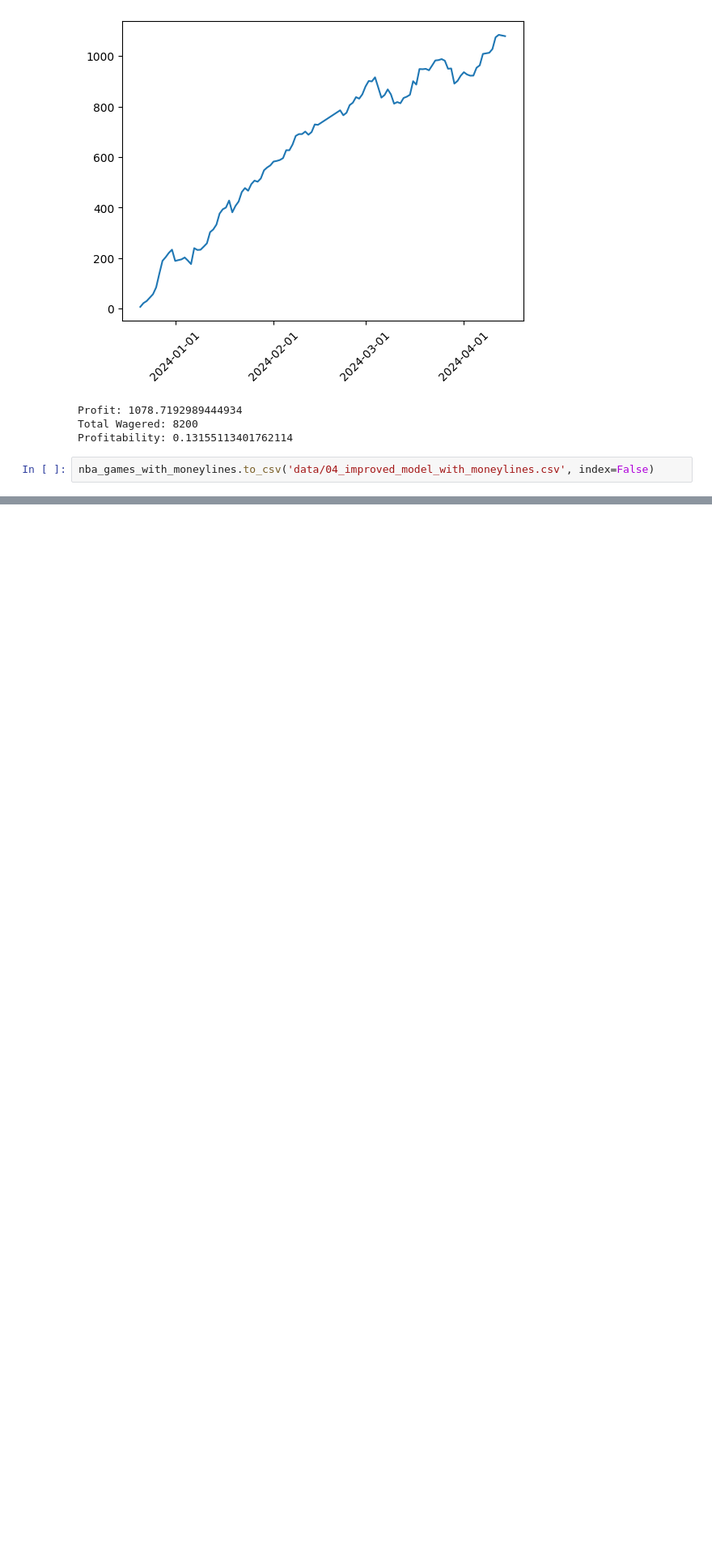
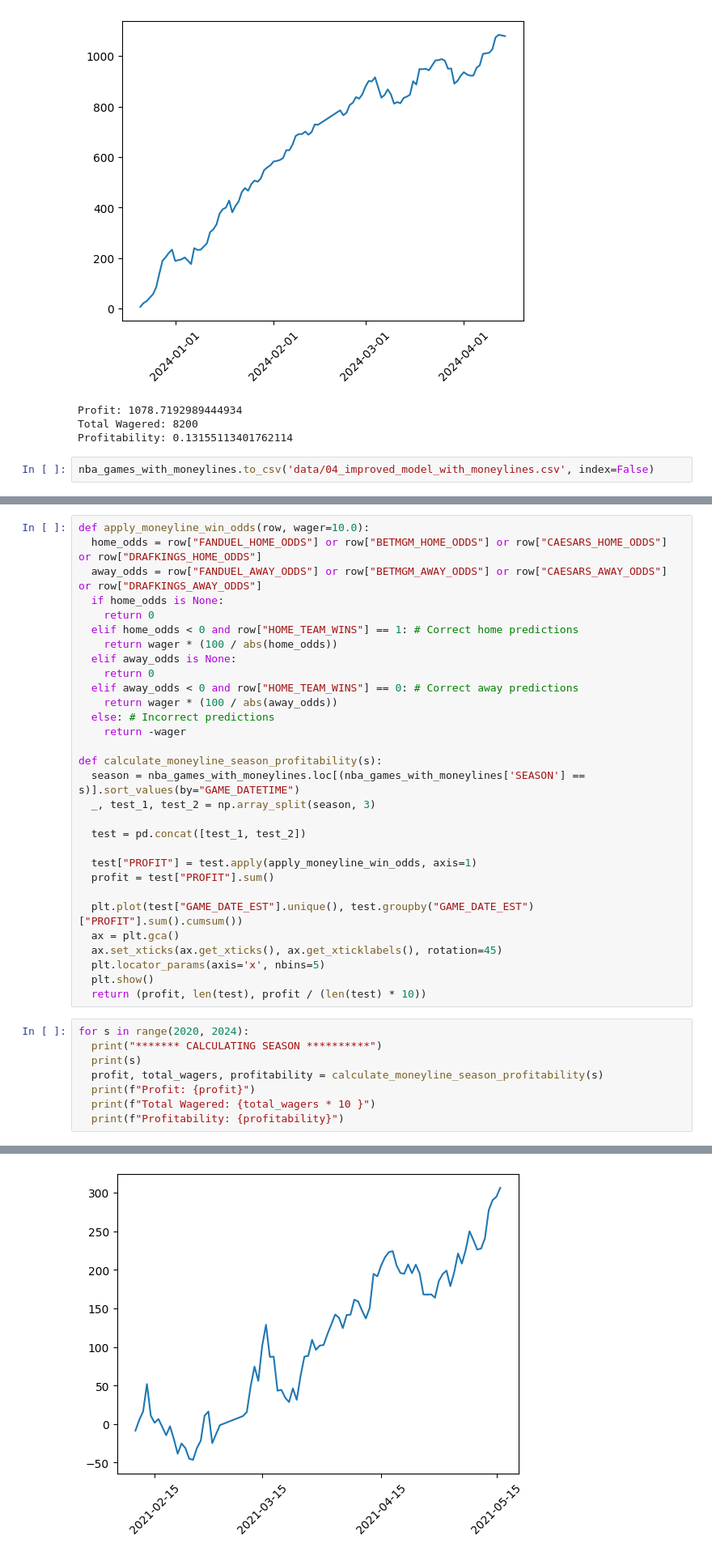
Before and after one commit to dgliwa/nba-pickem, a Jupyter notebook: notebooks/04_combine_odds_data.ipynb, the cells around one changed output, grey strips where cells are left out. Shown at 81% size. Cells and saved outputs as stored; diff of their text form; blank space fills up the shorter version.

Commit message:
Compare odds data with moneyline favorite

```diff
--- a/notebooks/04_combine_odds_data.ipynb
+++ b/notebooks/04_combine_odds_data.ipynb
@@ -236,0 +239,39 @@ nba_games_with_moneylines.to_csv('data/04_improved_model_with_moneylines.csv', i
+# %%
+def apply_moneyline_win_odds(row, wager=10.0):
+  home_odds = row["FANDUEL_HOME_ODDS"] or row["BETMGM_HOME_ODDS"] or row["CAESARS_HOME_ODDS"] or row["DRAFKINGS_HOME_ODDS"]
+  away_odds = row["FANDUEL_AWAY_ODDS"] or row["BETMGM_AWAY_ODDS"] or row["CAESARS_AWAY_ODDS"] or row["DRAFKINGS_AWAY_ODDS"]
+  if home_odds is None:
+    return 0
+  elif home_odds < 0 and row["HOME_TEAM_WINS"] == 1: # Correct home predictions
+    return wager * (100 / abs(home_odds))
+  elif away_odds is None:
+    return 0
+  elif away_odds < 0 and row["HOME_TEAM_WINS"] == 0: # Correct away predictions
+    return wager * (100 / abs(away_odds))
+  else: # Incorrect predictions
+    return -wager
+
+def calculate_moneyline_season_profitability(s):
+  season = nba_games_with_moneylines.loc[(nba_games_with_moneylines['SEASON'] == s)].sort_values(by="GAME_DATETIME")
+  _, test_1, test_2 = np.array_split(season, 3)
+
+  test = pd.concat([test_1, test_2])
+
+  test["PROFIT"] = test.apply(apply_moneyline_win_odds, axis=1)
+  profit = test["PROFIT"].sum()
+
+  plt.plot(test["GAME_DATE_EST"].unique(), test.groupby("GAME_DATE_EST")["PROFIT"].sum().cumsum())
+  ax = plt.gca()
+  ax.set_xticks(ax.get_xticks(), ax.get_xticklabels(), rotation=45)
+  plt.locator_params(axis='x', nbins=5)
+  plt.show()
+  return (profit, len(test), profit / (len(test) * 10))
+# %%
+for s in range(2020, 2024):
+  print("******* CALCULATING SEASON **********")
+  print(s)
+  profit, total_wagers, profitability = calculate_moneyline_season_profitability(s)
+  print(f"Profit: {profit}")
+  print(f"Total Wagered: {total_wagers * 10 }")
+  print(f"Profitability: {profitability}")
+# %% [output]
@@ -236,0 +280 @@ nba_games_with_moneylines.to_csv('data/04_improved_model_with_moneylines.csv', i
+[figure, added]
```
Also changed, not shown: parts of 6 cells of this notebook.
